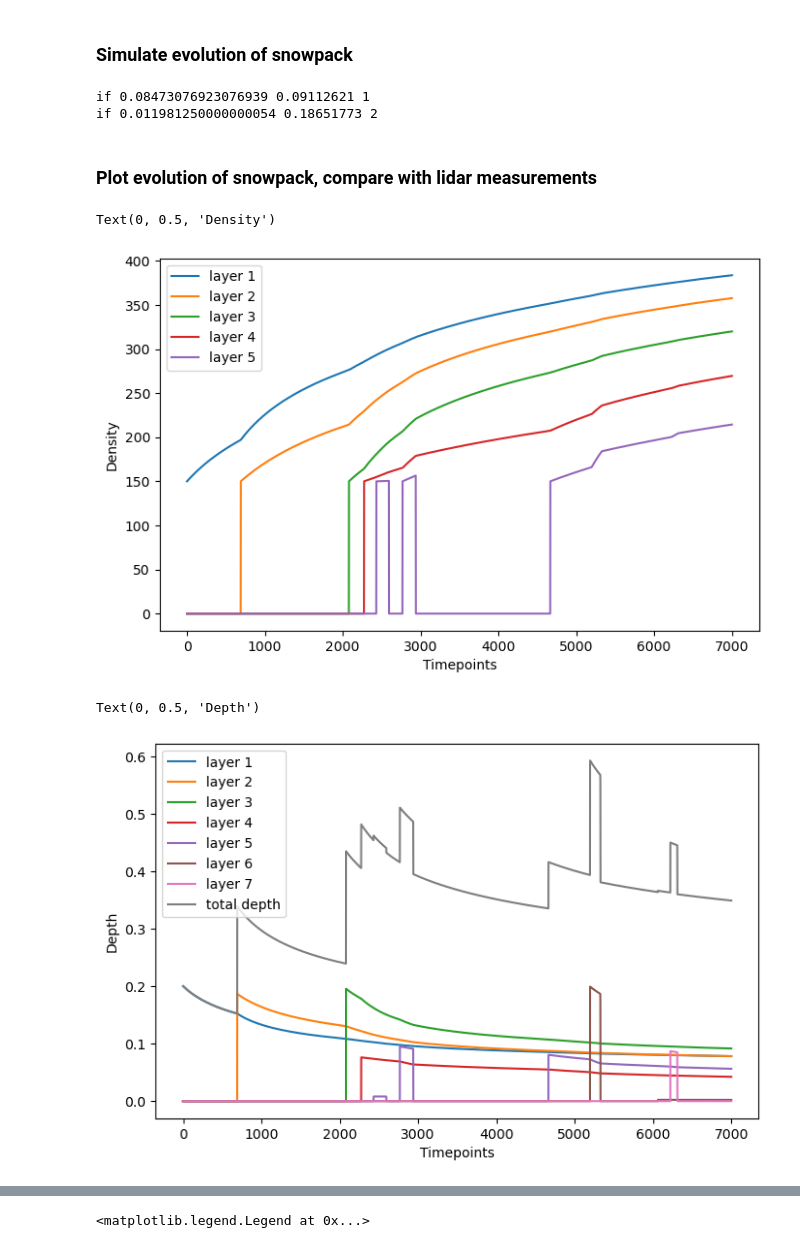
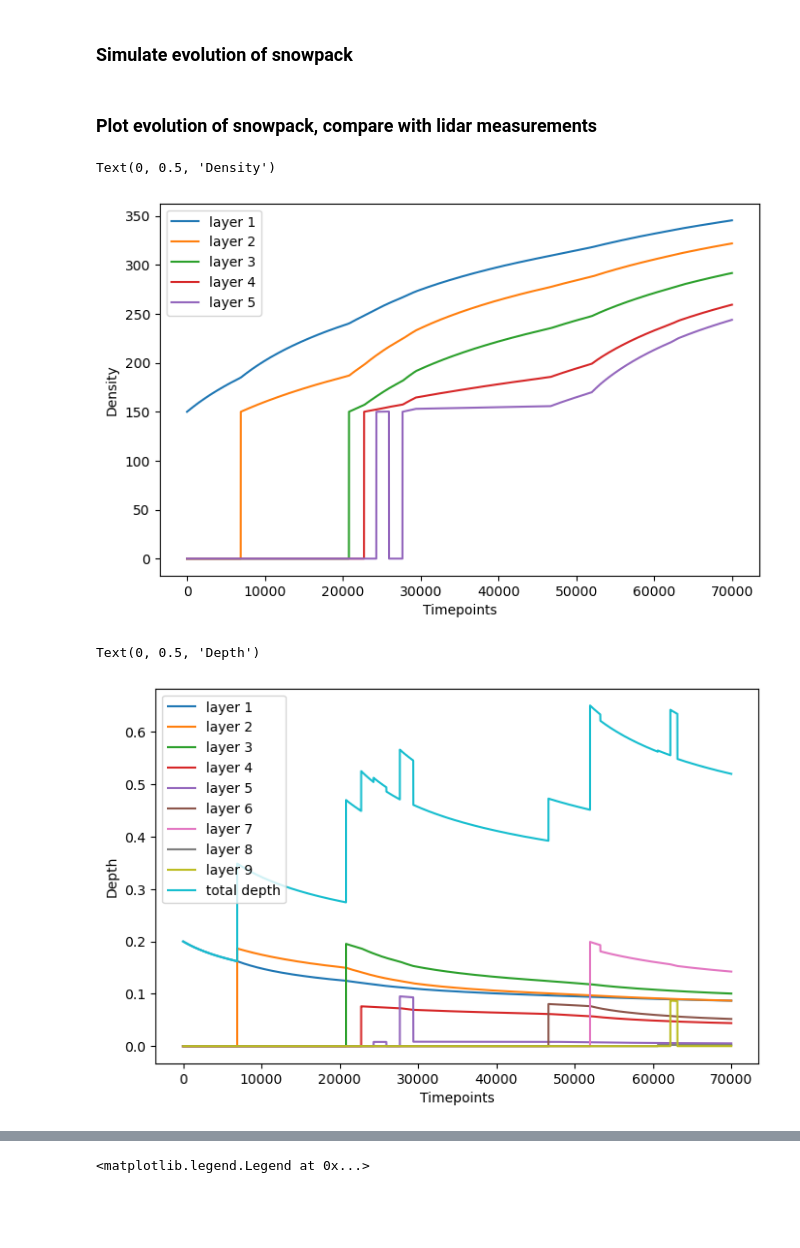
Before and after one commit to Mathilde-Bnt/MB_little_awk, a Jupyter notebook: falls_detection_and_snow_model/combining_snowfall_detection_and_compaction.ipynb, the cells around one changed output, grey strips where cells are left out. Drawn from its saved outputs; the diff is of its cells as text; code cells hidden in the pictures; blank space fills up the shorter version.

```diff
--- a/falls_detection_and_snow_model/combining_snowfall_detection_and_compaction.ipynb
+++ b/falls_detection_and_snow_model/combining_snowfall_detection_and_compaction.ipynb
@@ -124,25 +124,24 @@ mean_diff_offset = 20
 # %%
 # Initial state for compaction/temperature model, with 1 layers
 
-ro_layer = np.ndarray((20, 1))    # TODO adjust en fonction du nb de couches max
-# TODO check this is well initialized? or do we not care? yes we care for plotting
+ro_layer = np.zeros((20, 1))    # TODO adjust en fonction du nb de couches max
 ro_layer[0] = 150
 tf = 0
-dt = 1000
+dt = 100
 ro_water = 1000
 ro_ice = 910
-t_old = np.ndarray((20, 1))
+t_old = np.zeros((20, 1))
 t_old[0] = -5
 jj = 1
-dy_snow = np.ndarray((20, 1))
+dy_snow = np.zeros((20, 1))
 dy_snow[0] = 0.2
 a1 = 0.0013
 a2 = 0.021
-gamma = np.ndarray((20, 1))
+gamma = np.zeros((20, 1))
 gamma[0] = 0
-tsfc = -5
+tsfc = -15
 cp_snow = 2.1
-melt_flag = np.ndarray((20, 1))
+melt_flag = np.zeros((20, 1))
 melt_flag[0] = 0
 # %%
 # Initialize arrays to keep track of variables in time
@@ -178,7 +177,7 @@ end_erosion_times = (pd.to_datetime(end_erosion_times.time).astype(int) - 163879
 accumulation_index = 0
 erosion_index = 0
 
-for i in range(7000):
+for i in range(70000):
     if accumulation_index<len(end_accumulation_times) and i*dt>=end_accumulation_times[accumulation_index]:
         # TODO put all this in a function
         ddepth = get_change_in_snow_depth(data_dec_jan_feb, start_accumulation, end_accumulation, accumulation_index, x_sel, y_sel)
@@ -192,17 +191,16 @@ for i in range(7000):
 
     if erosion_index<len(end_erosion_times) and i*dt>=end_erosion_times[erosion_index]:
         # TODO put all this in a function
-        jj -= 1
         ddepth = get_change_in_snow_depth(data_dec_jan_feb, start_erosion, end_erosion, erosion_index, x_sel, y_sel)
-        ro_layer[jj] = 0  # ???
-        t_old[jj] = 0
-        if dy_snow[jj] > ddepth:
-            print('if', ddepth,dy_snow[jj], erosion_index)
-            dy_snow[jj] -= ddepth
+        if dy_snow[jj-1] > ddepth:
+            dy_snow[jj-1] = dy_snow[jj-1] - ddepth
         else:
+            jj -= 1
             dy_snow[jj] = 0  # ???
-        gamma[jj] = 0
-        melt_flag[jj] = 0
+            ro_layer[jj] = 0  # ???
+            t_old[jj] = 0
+            gamma[jj] = 0
+            melt_flag[jj] = 0
         erosion_index += 1
 
 
@@ -213,9 +211,6 @@ for i in range(7000):
     ro_layer_evolution.append(ro_layer)
     depth_evolution.append(dy_snow)
     temperature_evolution.append(t_old)
-# %% [output]
-if 0.08473076923076939 0.09112621 1
-if 0.011981250000000054 0.18651773 2
 # %% [markdown]
 ### Plot evolution of snowpack, compare with lidar measurements
 # %%
@@ -238,31 +233,35 @@ plt.xlabel('Timepoints')
 plt.ylabel('Density')
 # %% [output]
 Text(0, 0.5, 'Density')
-[figure, old version]
+[figure, new version]
 # %%
 # Depth
 
 layer1 = [depth_evolution[i][0] for i in range(len(depth_evolution))]
 layer2 = [depth_evolution[i][1] for i in range(len(depth_evolution))]
 layer3 = [depth_evolution[i][2] for i in range(len(depth_evolution))]
 layer4 = [depth_evolution[i][3] for i in range(len(depth_evolution))]
 layer5 = [depth_evolution[i][4] for i in range(len(depth_evolution))]
 layer6 = [depth_evolution[i][5] for i in range(len(depth_evolution))]
 layer7 = [depth_evolution[i][6] for i in range(len(depth_evolution))]
-sum_layers = [layer1[i] + layer2[i] + layer3[i] + layer4[i] + layer5[i] + layer6[i] + layer7[i] for i in range(len(depth_evolution))]
+layer8 = [depth_evolution[i][7] for i in range(len(depth_evolution))]
+layer9 = [depth_evolution[i][8] for i in range(len(depth_evolution))]
+sum_layers = [layer1[i] + layer2[i] + layer3[i] + layer4[i] + layer5[i] + layer6[i] + layer7[i] + layer8[i] + layer9[i] for i in range(len(depth_evolution))]
 
 plt.figure(figsize=(8, 5))
 plt.plot(layer1, label='layer 1')    # TODO specify if it's the top, middle or bottom layer
 plt.plot(layer2, label='layer 2')
 plt.plot(layer3, label='layer 3')
 plt.plot(layer4, label='layer 4')
 plt.plot(layer5, label='layer 5')
 plt.plot(layer6, label='layer 6')
 plt.plot(layer7, label='layer 7')
+plt.plot(layer8, label='layer 8')
+plt.plot(layer9, label='layer 9')
 plt.plot(sum_layers, label='total depth')
 plt.legend()
 plt.xlabel('Timepoints')
 plt.ylabel('Depth')
 # %% [output]
 Text(0, 0.5, 'Depth')
-[figure, old version]
+[figure, new version]
```
Also changed, not shown: parts of 5 cells of this notebook.
